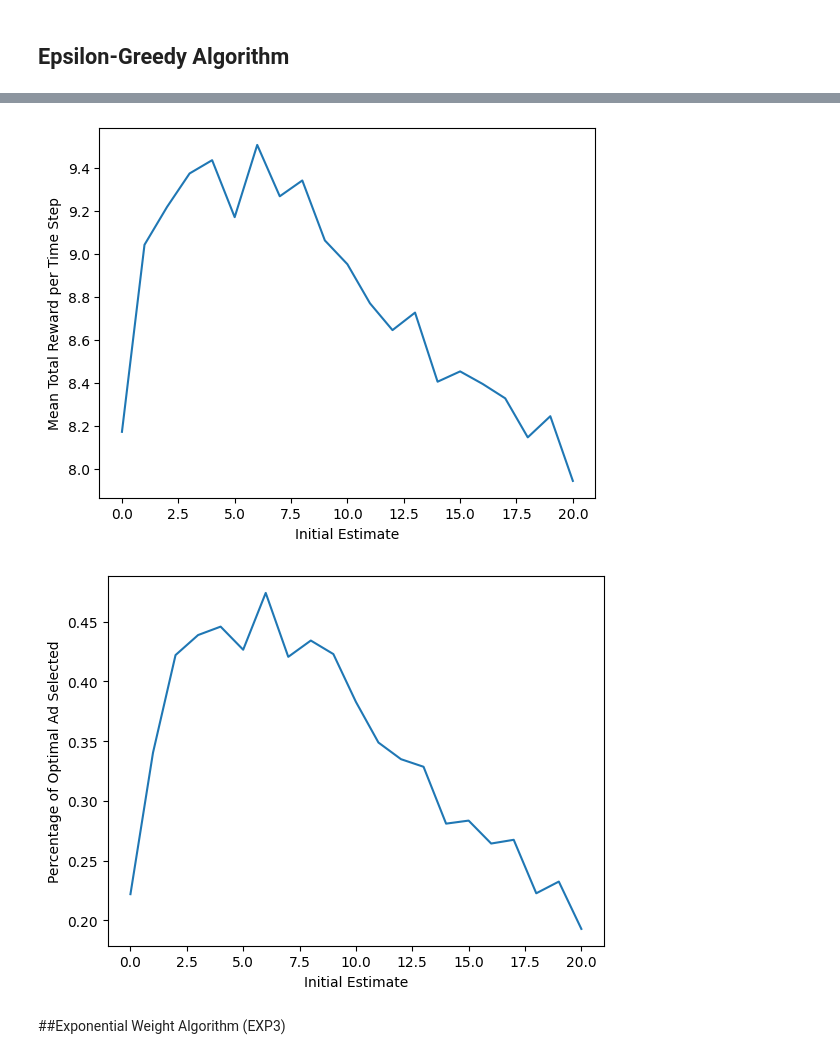
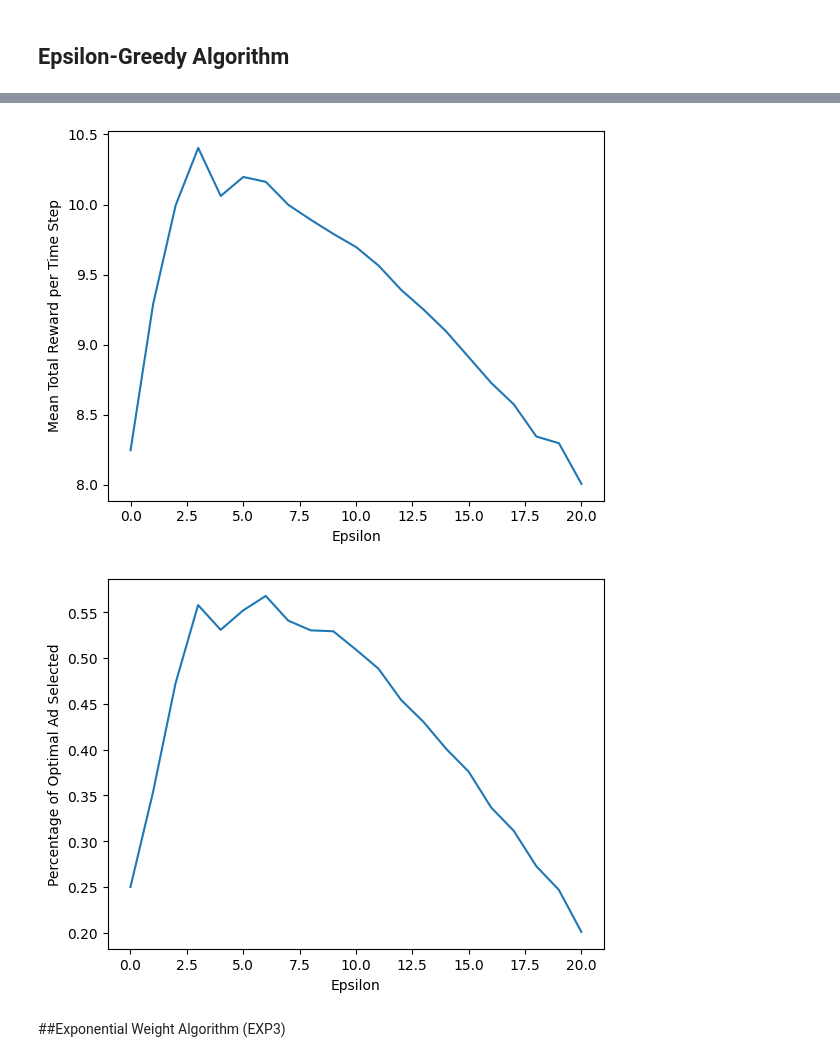
Before and after one commit to JohnYCLam/MachineLearning, a Jupyter notebook: Reinforcement_Learning_Multi_armed_Bandit.ipynb, the cells around one changed output, grey strips where cells are left out. Cells and saved outputs as stored; diff of their text form; code cells hidden in the pictures.

```diff
--- a/Reinforcement_Learning_Multi_armed_Bandit.ipynb
+++ b/Reinforcement_Learning_Multi_armed_Bandit.ipynb
@@ -79,25 +87,28 @@ class Base_Experiment:
             self.mean_rewards[n, :] = [mab.estimate_mean for mab in self.mabs]
 # %%
 def run_epochs(Experiment, MAB, true_means, epoch_length = 30, epochs = 50, **kwargs):
-    mean_rewards_per_init_val = []
-    percent_optimal_mab_selected_per_init_val = []
+    mean_rewards_per_param = []
+    percent_optimal_mab_selected_per_param = []
     optimal_index = true_means.index(max(true_means))
 
     for param_list in kwargs.values():
-        for param_val in param_list:
+        for param in param_list:
             mean_reward = 0.0
             percent_optimal_mab_selected = 0.0
-            experiment = Experiment(MAB, true_means, param_val)
+            experiment = Experiment(MAB, true_means, param)
 
             for epoch in range(1, epochs + 1):
+                #print(f'a: {experiment.epsilon}')
                 experiment.run(epoch_length)
+                #print(f'r: {experiment.epsilon}')
                 mean_reward =  (mean_reward * (epoch - 1) + (experiment.cumulative_reward/epoch_length)) / epoch
                 percent_optimal_mab_selected =  (percent_optimal_mab_selected * (epoch - 1) + Counter(experiment.mabs_selected)[optimal_index]) / epoch
                 experiment.reset()
-            mean_rewards_per_init_val.append(mean_reward)
-            percent_optimal_mab_selected_per_init_val.append(percent_optimal_mab_selected/epoch_length)
+                #print(f'b: {experiment.epsilon}')
+            mean_rewards_per_param.append(mean_reward)
+            percent_optimal_mab_selected_per_param.append(percent_optimal_mab_selected/epoch_length)
 
-    return mean_rewards_per_init_val, percent_optimal_mab_selected_per_init_val
+    return mean_rewards_per_param, percent_optimal_mab_selected_per_param
 # %%
 true_means = [k*2 + 2 for k in range(1, 6)]
 # %%
@@ -190,21 +238,14 @@ plt.show()
 ## Epsilon-Greedy Algorithm
 # %%
 class Eps_Greedy_Experiment(Base_Experiment):
-    def __init__(self, mab, true_means, epsilon, initial_estimate = 0.0):
-        super().__init__(mab, true_means, initial_estimate)
-        self.epsilon = epsilon
-
-    def reset(self):
-        self.__init__(self.mab, self.true_means, self.initial_estimate, self.epsilon)
 
     def select(self):
         p = np.random.random()
-        if p < self.epsilon:
+        if p < self.arg:
             max_index = np.random.choice(self.n_mabs)
 
         else:
             current_means = [mab.estimate_mean for mab in self.mabs]
-            #print(current_means)
             max_index = random_argmax(current_means)
 
         return max_index
@@ -243,18 +274,18 @@ array([[ 0.        ,  0.        ,  0.        ,  0.        ,  0.        ],
 # %%
-mean_rewards_per_init_val, percent_optimal_mab_selected_per_init_val = run_epochs(Eps_Greedy_Experiment, Base_MAB, true_means = true_means, epoch_length = 100, epochs = 500, epsilons = np.array(range(21))/20)
+mean_rewards_per_eps, percent_optimal_mab_selected_per_eps = run_epochs(Eps_Greedy_Experiment, Base_MAB, true_means, epoch_length = 50, epochs = 100, epsilons = np.array(range(21))/20)
 # %%
-plt.plot(mean_rewards_per_init_val)
-plt.xlabel('Initial Estimate')
+plt.plot(mean_rewards_per_eps)
+plt.xlabel('Epsilon')
 plt.ylabel('Mean Total Reward per Time Step')
 plt.show()
 
-plt.plot(percent_optimal_mab_selected_per_init_val)
-plt.xlabel('Initial Estimate')
+plt.plot(percent_optimal_mab_selected_per_eps)
+plt.xlabel('Epsilon')
 plt.ylabel('Percentage of Optimal Ad Selected')
 plt.show()
 # %% [output]
-[figure, old version]
+[figure, new version]
-[figure, old version]
+[figure, new version]
 # %% [markdown]
 ##Exponential Weight Algorithm (EXP3)
 # %% [markdown]
```
Also changed, not shown: parts of 24 cells of this notebook.
